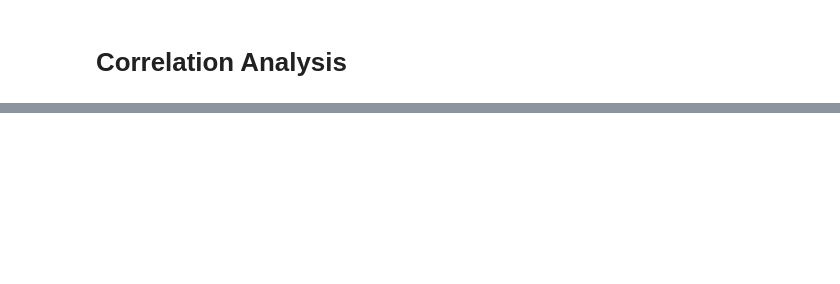
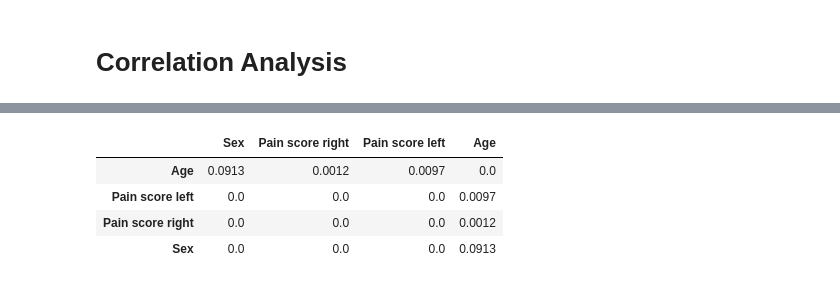
Before and after one commit to a-lundsgaard/XAI-in-Medical-Image-Analysis, a Jupyter notebook: notebooks/knee_data_exploration.ipynb, the cells around one changed output, grey strips where cells are left out. Cells and saved outputs as stored; diff of their text form; code cells hidden in the pictures; blank space fills up the shorter version.

```diff
--- a/notebooks/knee_data_exploration.ipynb
+++ b/notebooks/knee_data_exploration.ipynb
@@ -91,0 +74,19 @@ plt.show()
+# %%
+from scipy.stats import pearsonr
+
+def calculate_pvalues(df):
+    dfcols = pd.DataFrame(columns=df.columns)
+    pvalues = dfcols.transpose().join(dfcols, how='outer')
+    for r in df.columns:
+        for c in df.columns:
+            tmp = df[df[r].notnull() & df[c].notnull()]
+            pvalues[r][c] = round(pearsonr(tmp[r], tmp[c])[1], 4)
+    return pvalues
+# %%
+calculate_pvalues(data)
+# %% [output]
+|  | Sex | Pain score right | Pain score left | Age |
+| Age | 0.0913 | 0.0012 | 0.0097 | 0.0 |
+| Pain score left | 0.0 | 0.0 | 0.0 | 0.0097 |
+| Pain score right | 0.0 | 0.0 | 0.0 | 0.0012 |
+| Sex | 0.0 | 0.0 | 0.0 | 0.0913 |
```
Also changed, not shown: parts of 6 cells of this notebook.
